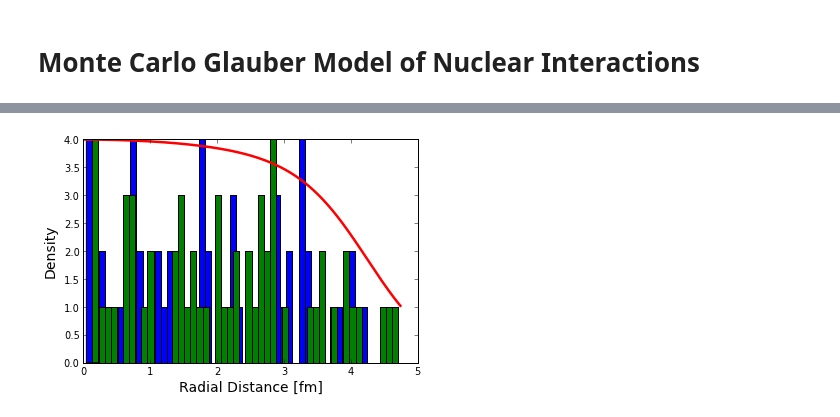
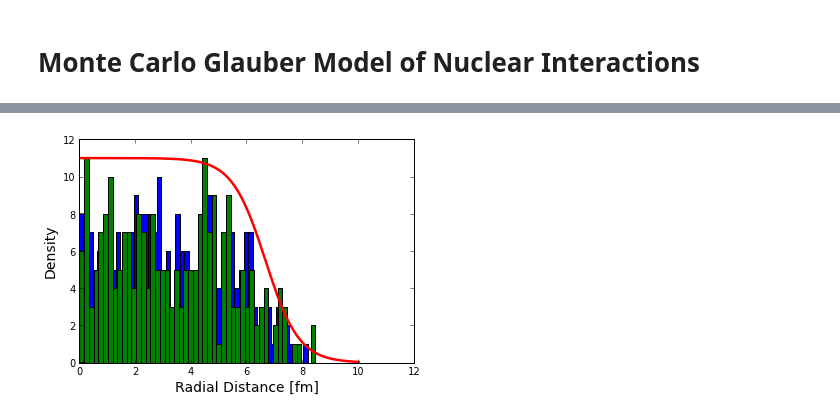
Before and after one commit to jdfreder/MCG, a Jupyter notebook: Project/NuclearInteractions.ipynb, the cells around one changed output, grey strips where cells are left out. Drawn from its saved outputs; the diff is of its cells as text; code cells hidden in the pictures.

```diff
--- a/Project/NuclearInteractions.ipynb
+++ b/Project/NuclearInteractions.ipynb
@@ -59,3 +55,14 @@ popt2,pcov2=curve_fit(func,s2,y2)
+# %%
+s2=Plab[140:]
+y2=Sig[140:]
+popt2,pcov2=curve_fit(func,s2,y2)
+
+g=arange(5,6*10**8,1000)
+SigInel=func(g,popt2[0],popt2[1],popt2[2],popt2[3],popt2[4],popt2[5])-func(g,popt[0],popt[1],popt[2],popt[3],popt[4],popt[5])
+
+def SigI(BE):
+    """Returns the cross-sectional area [fm^2] for given beam energy [GeV]"""
+    return .1*(func(BE,popt2[0],popt2[1],popt2[2],popt2[3],popt2[4],popt2[5])-func(BE,popt[0],popt[1],popt[2],popt[3],popt[4],popt[5]))
 # %%
 loglog(Plab,Sig,ls=' ',marker='.',markersize=3,color='black')
 loglog(EPlab,ESig,ls=' ',marker='.',markersize=3,color='black')
@@ -86,7 +94,7 @@ def WoodsSaxon(y):
     a={'C':0,'O':.513,'Al':.519,'S':.61,'Ca':.586,'Ni':.516,'Cu':.596,'W':.535,'Au':.535,'Pb':.546,'U':.6}
     w={'C':0,'O':-.051,'Al':0,'S':0,'Ca':-.161,'Ni':-.1308,'Cu':0,'W':0,'Au':0,'Pb':0,'U':0}
     R={'C':2.47,'O':2.608,'Al':3.07,'S':3.458,'Ca':3.76,'Ni':4.309,'Cu':4.2,'W':6.51,'Au':6.38,'Pb':6.68,'U':6.68}
-    r=arange(0,1.1*R[x]+.01,.01)
+    r=arange(0,1.5*R[x]+.01,.01)
     Rho=(1+w[x]*r**2/R[x]**2)/(1+e**((r-R[x])/a[x]))
     return Rho
 # %%
@@ -114,27 +197,29 @@ def distribute1D(x,prob,N):
 # %%
-#For Nickel
-Rni=4.309
-b=1.1*Rni*random_sample(1)
-r=arange(0,1.1*Rni+.01,.01)
-Nucleus1=zeros((A['Ni'],2),float)
-Nucleus2=zeros((A['Ni'],2),float)
-Nucleus1[:,0]=distribute1D(r,WoodsSaxon('Ni'),A['Ni'])[:]
-Nucleus2[:,0]=distribute1D(r,WoodsSaxon('Ni'),A['Ni'])[:]
+N=1
+Particle='U' #Set particle
+Rp=R[Particle]
+b=1.5*Rp*random_sample(N)
+r=arange(0,1.5*Rp+.01,.01)
+for CE in range(N):
+    Nucleus1=zeros((A[Particle],2),float)
+    Nucleus2=zeros((A[Particle],2),float)
+    Nucleus1[:,0]=distribute1D(r,WoodsSaxon(Particle),A[Particle])[:]
+    Nucleus2[:,0]=distribute1D(r,WoodsSaxon(Particle),A[Particle])[:]
 
 n,bins,patches=hist(Nucleus1[:,0],50,normed=False)
 n,bins,patches=hist(Nucleus2[:,0],50,normed=False)
-plot(r,WoodsSaxon('Ni')*max(n),lw=2.5)
+plot(r,WoodsSaxon(Particle)*max(n),lw=2.5)
 xlabel("Radial Distance [fm]",fontsize=14)
 ylabel("Density",fontsize=14)
 
-for i in range(A['Ni']):
+for i in range(A[Particle]):
     Nucleus1[i,1]=2*pi*random_sample(1)
     Nucleus2[i,1]=2*pi*random_sample(1)
 
 
 
 #print Nucleus1
 #print Nucleus2
 #print b
 # %% [output]
-[figure, old version]
+[figure, new version]
```
Also changed, not shown: parts of 9 cells of this notebook.
